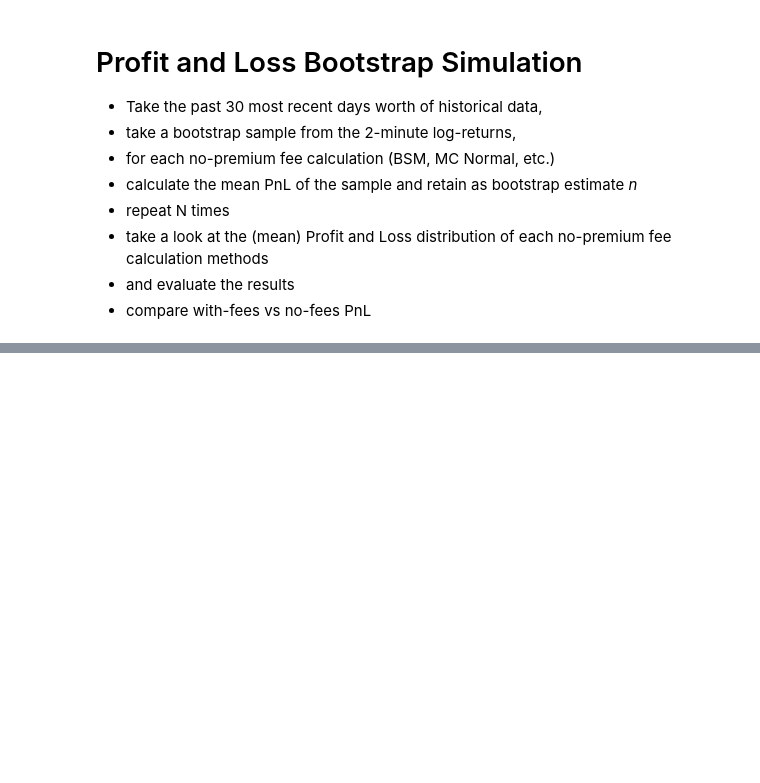
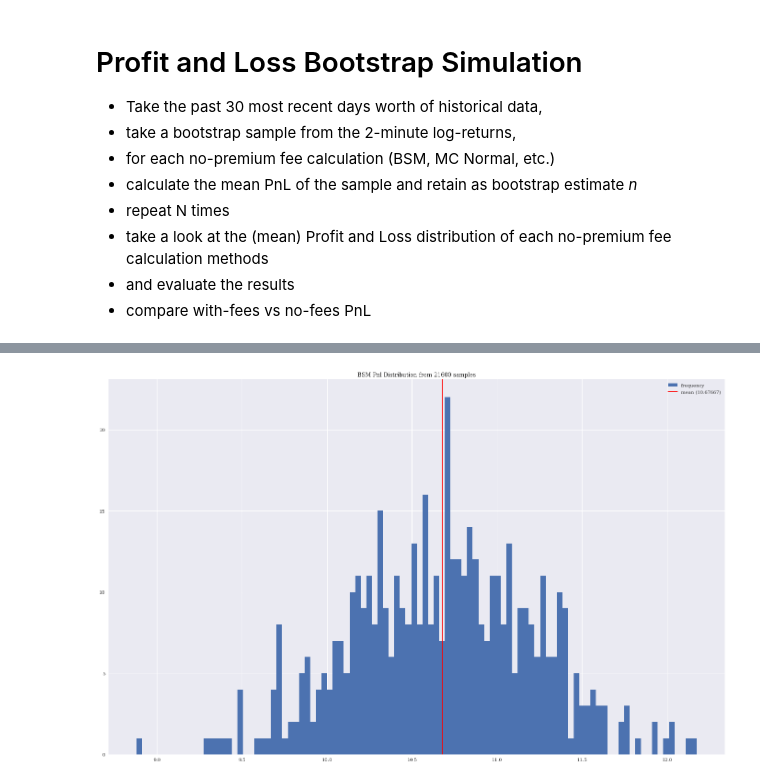
Before and after one commit to sebastienverreault/option_risk_analysis2, a Jupyter notebook: pnl_bootstrap_simulation.ipynb, the cells around one changed output, grey strips where cells are left out. Saved outputs shown, nothing was run; the diff lists cells and outputs as text; code cells hidden in the pictures; blank space fills up the shorter version.

```diff
--- a/pnl_bootstrap_simulation.ipynb
+++ b/pnl_bootstrap_simulation.ipynb
@@ -508,0 +740,16 @@ plt.show()
+# %%
+
+bsm_pnl_boot_mean = bsm_pnl_boot.mean()
+
+plt.figure(figsize=(24, 15))
+# plt.hist(bsm_pnl_boot, bins=1000, label='frequency', range=[-S0*.01, S0*0.01]);
+plt.hist(bsm_pnl_boot, bins=100, label='frequency');
+# plt.hist(bsm_pnl_boot, bins=100, label='frequency', range=[-S0*.002, S0*0.002]);
+
+plt.axvline(bsm_pnl_boot_mean, color='r', label=f"mean ({float('%.7g' % (bsm_pnl_boot_mean))})")
+
+plt.title(f'BSM Pnl Distribution from {N_boot} samples')
+plt.legend(loc='best');
+plt.show()
+# %% [output]
+[figure, added]
```
Also changed, not shown: parts of 16 cells of this notebook.
